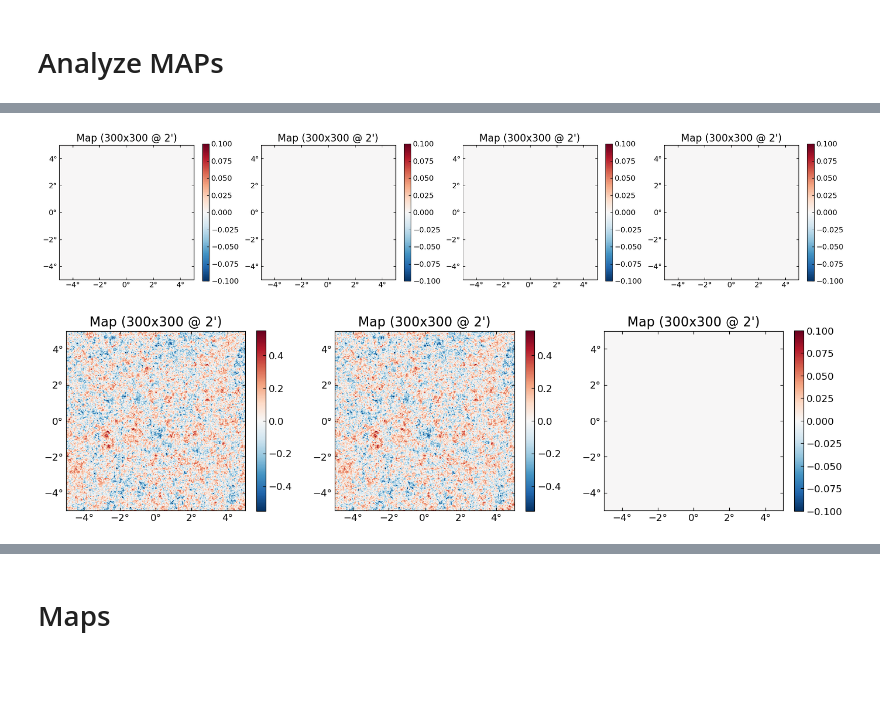
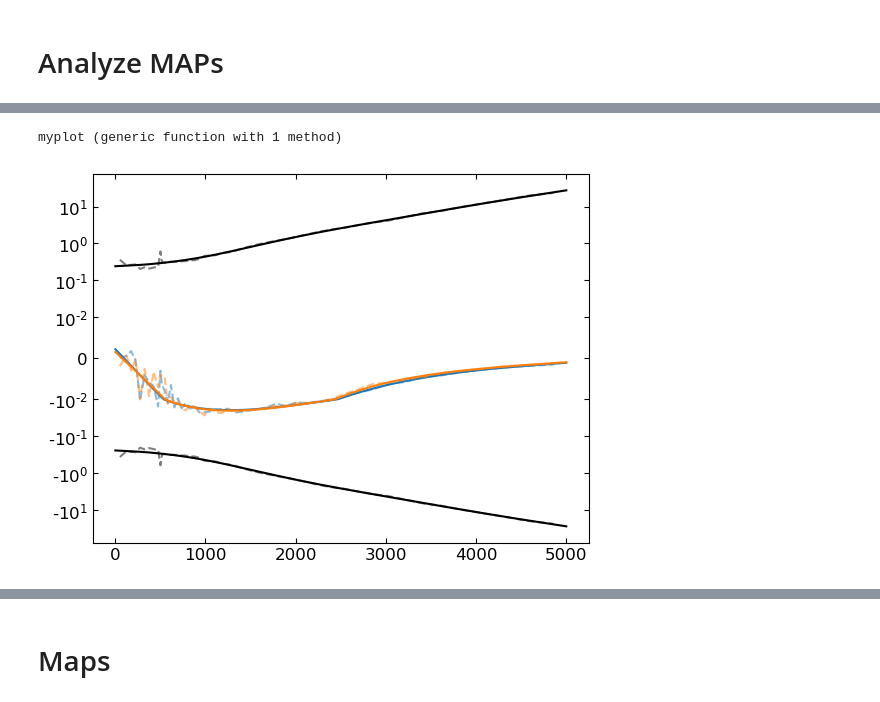
Before and after one commit to EmmanuelSchaan/SehgalRadioPolarizedSources, a Jupyter notebook: analyze_lensing.ipynb, the cells around one changed output, grey strips where cells are left out. Cells and saved outputs as stored; diff of their text form; code cells hidden in the pictures; blank space fills up the shorter version.

```diff
--- a/analyze_lensing.ipynb
+++ b/analyze_lensing.ipynb
@@ -113,7 +113,7 @@ LoadError: KeyError: key 90 not found
 # %%
 # ℓedges = round.(Int, 10 .^ range(log10(25), log10(6000), length=10));
 # ℓedges = [25, 50, 75, 100, 134, 182, 245, 331, 447, 603, 814, 1098, 1482, 1998, (3000:1000:6000)...];
-ℓedges = [2:100:500; round.(Int, 10 .^ range(log10(502), log10(6000), length=10))];
+ℓedges = [2; 100:50:500; round.(Int, 10 .^ range(log10(502), log10(5000), length=40))];
 # %%
 ℓcenters = (ℓedges[1:end-1] .+ ℓedges[2:end]) ./ 2;
 Δℓ = (ℓedges[2:end] .- ℓedges[1:end-1]);
@@ -140,8 +146,0 @@ plot(BandPassOp(beamCℓs(beamFWHM=5)) * MAPs[1][:corrfg,:fgcov].M * MAPs[1][:co
-# %%
-plot([∇²] .* ([MAPs[1][:nofg,:fgcov].ϕ[!,1] MAPs[1][:corrfg,:nocov].ϕ[!,1] MAPs[1][:uncorrfg,:fgcov].ϕ[!,1] MAPs[1][:gaussfg,:fgcov].ϕ[!,1]] .- [MAPs[1][:nofg,:nocov].ϕ[!,1]]))
-# %% [output]
-[figure, removed]
-# %%
-plot([∇²] .* [batchindex(MAPs[1][:nofg,:fgcov].ϕ,1) batchindex(MAPs[1][:corrfg,:fgcov].ϕ,1) batchindex(MAPs[1][:corrfg,:fgcov].ϕ - MAPs[1][:nofg,:fgcov].ϕ,1)])
-# %% [output]
-[figure, removed]
@@ -147,0 +149,20 @@ plot([∇²] .* [batchindex(MAPs[1][:nofg,:fgcov].ϕ,1) batchindex(MAPs[1][:corr
+# %%
+function myplot(Cb; transform=(identity, identity), kwargs...)
+    f, invf = transform
+    l, = plot(ℓcenters, Cb; alpha=0.5, ls="--", kwargs...)
+    ℓs = collect(1.:5000);
+    plot(ℓs, invf.(predict(fit(SmoothingSpline, ℓcenters, f.(Float64.(Cb)), 1e8), ℓs)); color=l.get_color(), kwargs...)
+end
+# %% [output]
+myplot (generic function with 1 method)
+# %%
+myplot( 1 ./ std(reduce(vcat,[reduce(hcat,unbatch.(MAPs[i][:nofg,:fgcov].gAϕ)) for i=1:40]), dims=1)[:], transform=(log,      exp), color="k")
+myplot(-1 ./ std(reduce(vcat,[reduce(hcat,unbatch.(MAPs[i][:nofg,:fgcov].gAϕ)) for i=1:40]), dims=1)[:], transform=(log∘-,(-)∘exp), color="k")
+
+myplot(mean([mean.(unbatch.(MAPs[i][:corrfg,:fgcov].gAϕ)) - mean.(unbatch.(MAPs[i][:nofg,:nofgcov].gAϕ)) for i=1:40]); label="Corrfg-Gaussfg")
+myplot(mean([mean.(unbatch.(MAPs[i][:gaussfg,:fgcov].gAϕ)) - mean.(unbatch.(MAPs[i][:nofg,:nofgcov].gAϕ)) for i=1:40]); label="Corrfg-Gaussfg")
+
+# legend()
+yscale("symlog", linthresh=1e-2)
+# %% [output]
+[figure, added]
```
Also changed, not shown: parts of 34 cells of this notebook, 2 other files.
